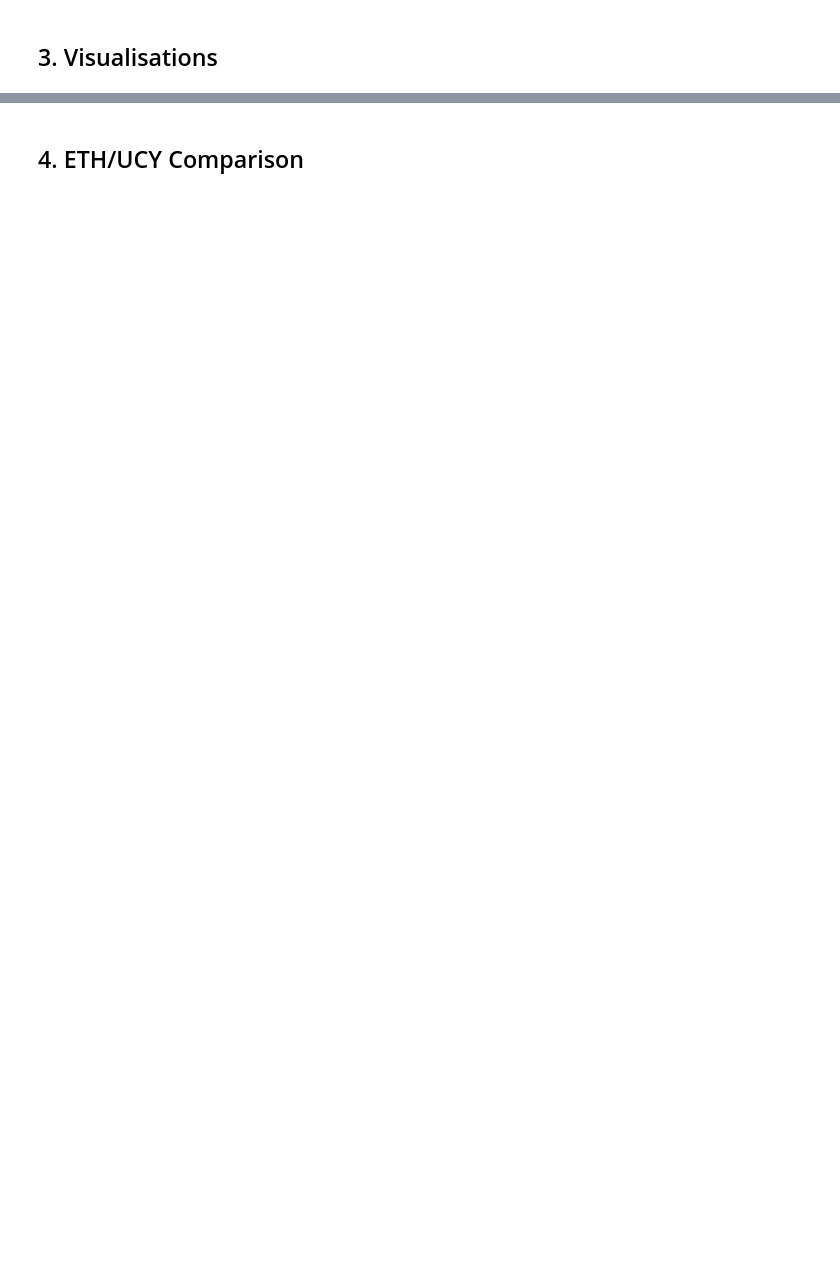
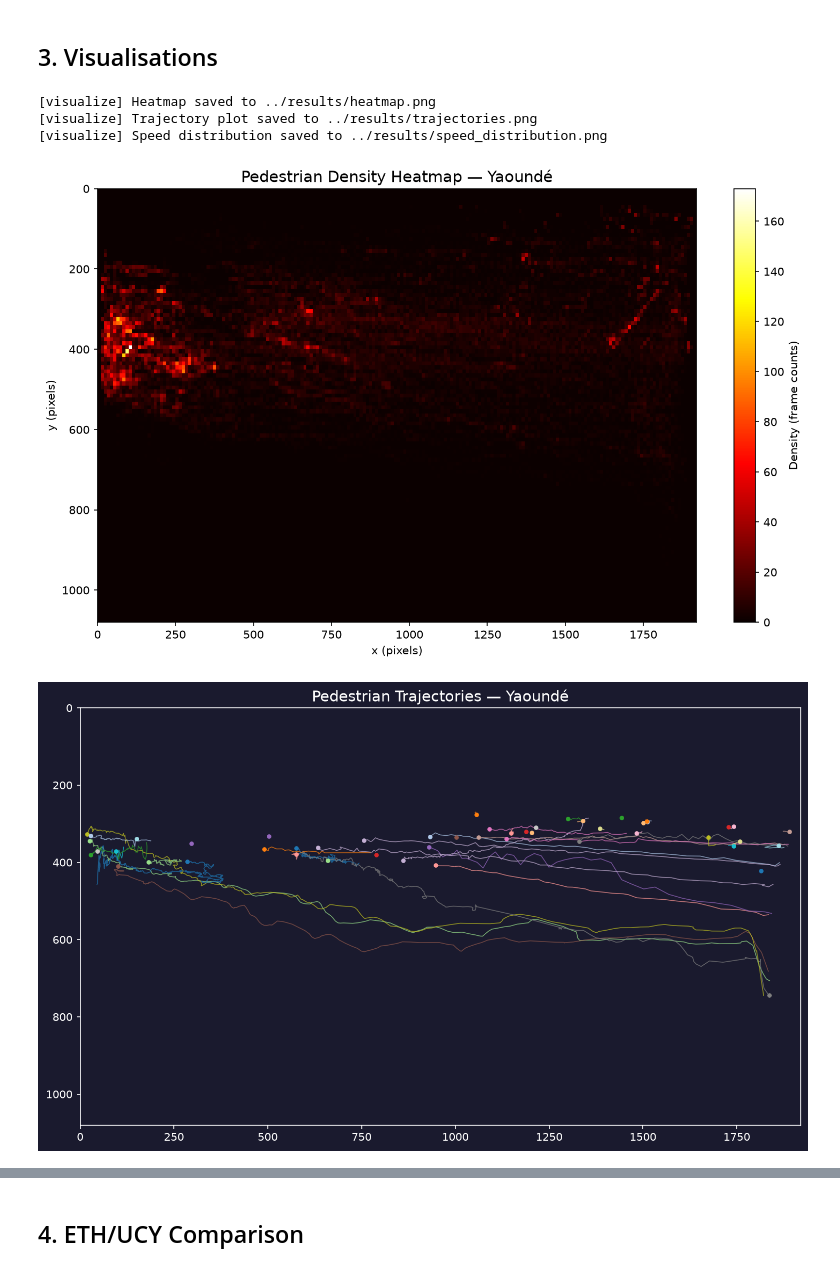
Before and after one commit to mende237/pedestrian-tracking-yaounde, a Jupyter notebook: notebooks/analysis.ipynb, the cells around one changed output, grey strips where cells are left out. Saved outputs shown, nothing was run; the diff lists cells and outputs as text; code cells hidden in the pictures; blank space fills up the shorter version.

```diff
--- a/notebooks/analysis.ipynb
+++ b/notebooks/analysis.ipynb
@@ -46,11 +72,19 @@ print(stats.describe().round(3))
 # %%
 FRAME_W = 1920  # Samsung Galaxy A56, FHD
 FRAME_H = 1080  # 1920x1080 @ 30 FPS -- Carrefour Melen, Yaounde
 
 plot_heatmap(df, FRAME_W, FRAME_H, output='../results/heatmap.png')
 plot_trajectories(df, FRAME_W, FRAME_H, output='../results/trajectories.png')
 plot_speed_distribution(df, output='../results/speed_distribution.png')
 
-# Display inline
+# Display all three plots inline
 from IPython.display import Image, display
 display(Image('../results/heatmap.png'))
+display(Image('../results/trajectories.png'))
+display(Image('../results/speed_distribution.png'))
+# %% [output]
+[visualize] Heatmap saved to ../results/heatmap.png
+[visualize] Trajectory plot saved to ../results/trajectories.png
+[visualize] Speed distribution saved to ../results/speed_distribution.png
+[figure, added]
+[figure, added]
```
Also changed, not shown: parts of 4 cells of this notebook, 1 other file.
